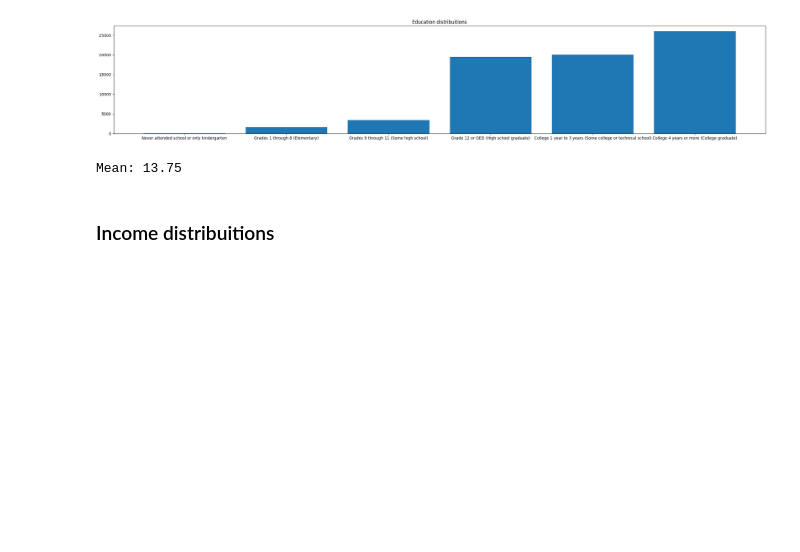
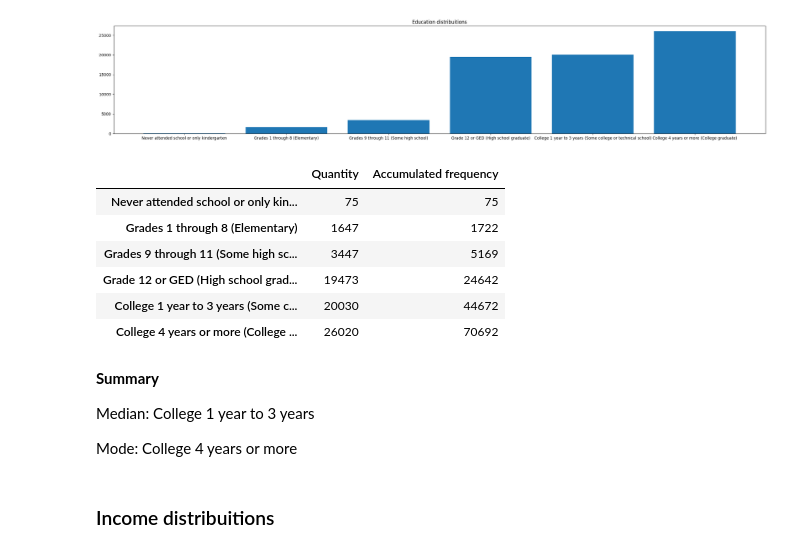
Before and after one commit to CaioNishijo/logistic-regression, a Jupyter notebook: diabetes-project.ipynb, the cells around one changed output. Cells and saved outputs as stored; diff of their text form; code cells hidden in the pictures; blank space fills up the shorter version.

```diff
--- a/diabetes-project.ipynb
+++ b/diabetes-project.ipynb
@@ -14,6 +14,16 @@ import pandas as pd
 from torch import nn
 
 device = "cuda" if torch.cuda.is_available() else "cpu"
+# %%
+def acc_frequency(data: list) -> list:
+    acc_sum = 0
+    acc_freq = []
+
+    for i in range(len(data)):
+        acc_sum += data[i]
+        acc_freq.append(acc_sum)
+
+    return acc_freq
 # %% [markdown]
 # EDA
 # %% [markdown]
@@ -269,26 +321,28 @@ plt.bar(education_classes, education_frequencies)
 # %% [output]
 <BarContainer object of 6 artists>
 [figure]
-# %%
-education_medium_points = [0, 4.5, 10, 12, 14, 16]
-
-education_frequency_sum = 0
-for i in range(len(education_frequencies)):
-    education_frequency_sum += education_frequencies[i]
-
-emp_x_f = []
-for i in range(len(education_frequencies)):
-    emp_x_f.append(education_frequencies[i] * education_medium_points[i])
-
-sum_emp_x_f = 0
-for i in range(len(education_frequencies)):
-    sum_emp_x_f += emp_x_f[i]
-
-education_mean = sum_emp_x_f / education_frequency_sum
-
-print(f"Mean: {education_mean:.2f}")
-# %% [output]
-Mean: 13.75
+# %%
+# calculating median
+
+education_acc_freq = acc_frequency(education_frequencies)
+
+ed_frequency_table["Accumulated frequency"] = education_acc_freq
+
+ed_frequency_table
+# %% [output]
+|  | Quantity | Accumulated frequency |
+| Never attended school or only kin... | 75 | 75 |
+| Grades 1 through 8 (Elementary) | 1647 | 1722 |
+| Grades 9 through 11 (Some high sc... | 3447 | 5169 |
+| Grade 12 or GED (High school grad... | 19473 | 24642 |
+| College 1 year to 3 years (Some c... | 20030 | 44672 |
+| College 4 years or more (College ... | 26020 | 70692 |
+# %% [markdown]
+**Summary**
+
+Median: College 1 year to 3 years
+
+Mode: College 4 years or more
 # %% [markdown]
 ### Income distribuitions
 # %%
```
Also changed, not shown: parts of 15 cells of this notebook, 1 other file.
